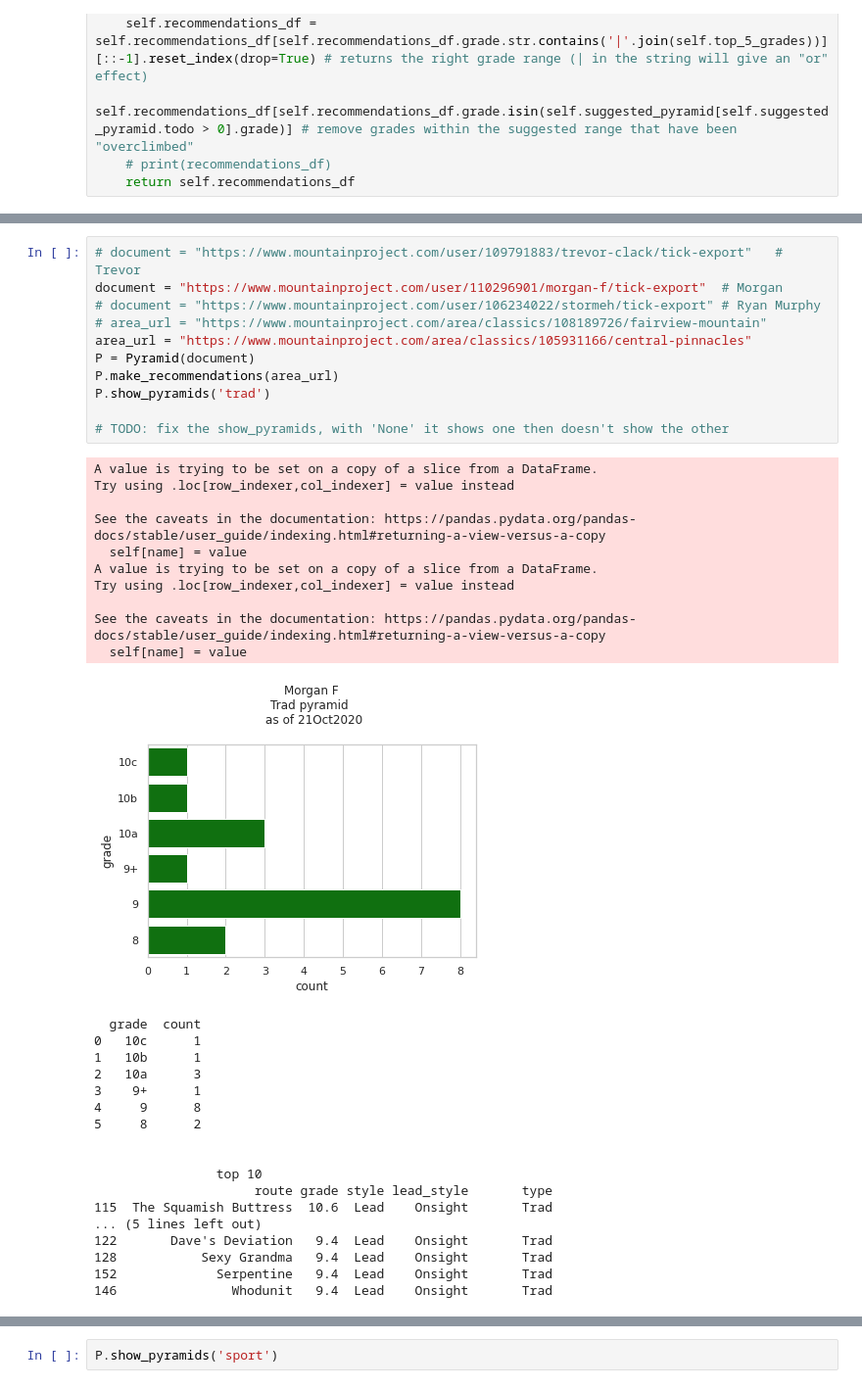
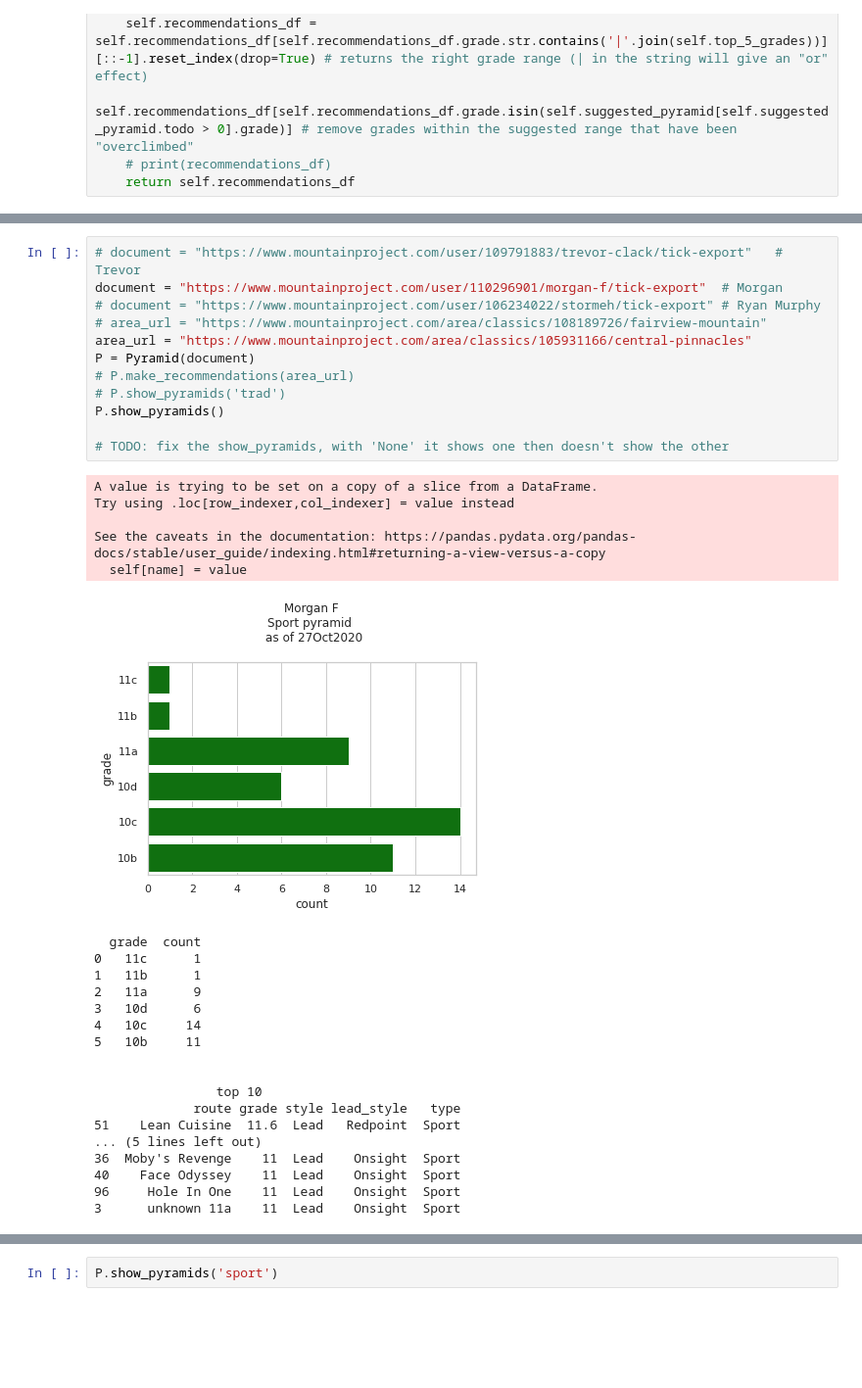
Before and after one commit to Tclack88/MountainProject, a Jupyter notebook: rp_os_pyramids.ipynb, the cells around one changed output, grey strips where cells are left out. Shown at 98% size. Drawn from its saved outputs; the diff is of its cells as text; blank space fills up the shorter version.

```diff
--- a/rp_os_pyramids.ipynb
+++ b/rp_os_pyramids.ipynb
@@ -610,43 +617,39 @@ class Pyramid:
 # %%
 # document = "https://www.mountainproject.com/user/109791883/trevor-clack/tick-export"   # Trevor
 document = "https://www.mountainproject.com/user/110296901/morgan-f/tick-export"  # Morgan
 # document = "https://www.mountainproject.com/user/106234022/stormeh/tick-export" # Ryan Murphy
 # area_url = "https://www.mountainproject.com/area/classics/108189726/fairview-mountain"
 area_url = "https://www.mountainproject.com/area/classics/105931166/central-pinnacles"
 P = Pyramid(document)
-P.make_recommendations(area_url)
-P.show_pyramids('trad')
+# P.make_recommendations(area_url)
+# P.show_pyramids('trad')
+P.show_pyramids()
 
 # TODO: fix the show_pyramids, with 'None' it shows one then doesn't show the other
 # %% [output]
 A value is trying to be set on a copy of a slice from a DataFrame.
 Try using .loc[row_indexer,col_indexer] = value instead
 
 See the caveats in the documentation: https://pandas.pydata.org/pandas-docs/stable/user_guide/indexing.html#returning-a-view-versus-a-copy
   self[name] = value
-A value is trying to be set on a copy of a slice from a DataFrame.
-Try using .loc[row_indexer,col_indexer] = value instead
-
-See the caveats in the documentation: https://pandas.pydata.org/pandas-docs/stable/user_guide/indexing.html#returning-a-view-versus-a-copy
-  self[name] = value
-[figure, old version]
+[figure, new version]
   grade  count
-0   10c      1
-1   10b      1
-2   10a      3
-3    9+      1
-4     9      8
-5     8      2
+0   11c      1
+1   11b      1
+2   11a      9
+3   10d      6
+4   10c     14
+5   10b     11
 
 
                 top 10
-                     route grade style lead_style       type
-115  The Squamish Buttress  10.6  Lead    Onsight       Trad
+             route grade style lead_style   type
+51    Lean Cuisine  11.6  Lead   Redpoint  Sport
 ... (5 lines left out)
-122       Dave's Deviation   9.4  Lead    Onsight       Trad
-128           Sexy Grandma   9.4  Lead    Onsight       Trad
-152             Serpentine   9.4  Lead    Onsight       Trad
-146               Whodunit   9.4  Lead    Onsight       Trad
+36  Moby's Revenge    11  Lead    Onsight  Sport
+40    Face Odyssey    11  Lead    Onsight  Sport
+96     Hole In One    11  Lead    Onsight  Sport
+3      unknown 11a    11  Lead    Onsight  Sport
 # %%
 P.yearly_mileage
 # %% [output]
```
Also changed, not shown: parts of 2 cells of this notebook.
